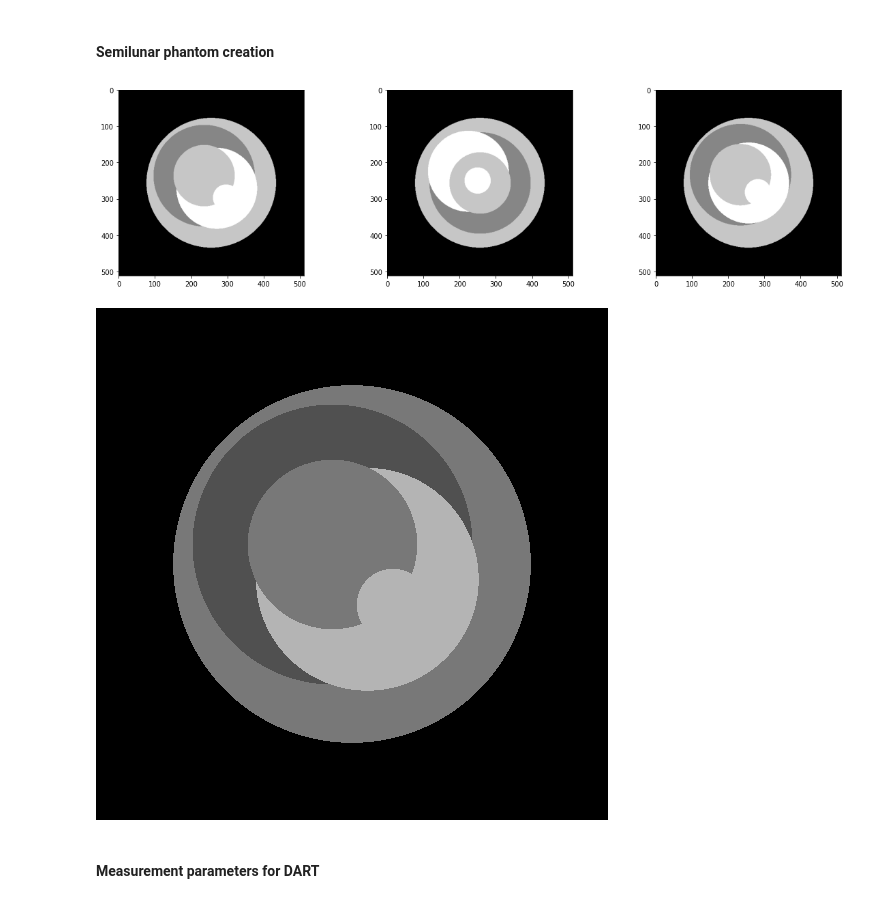
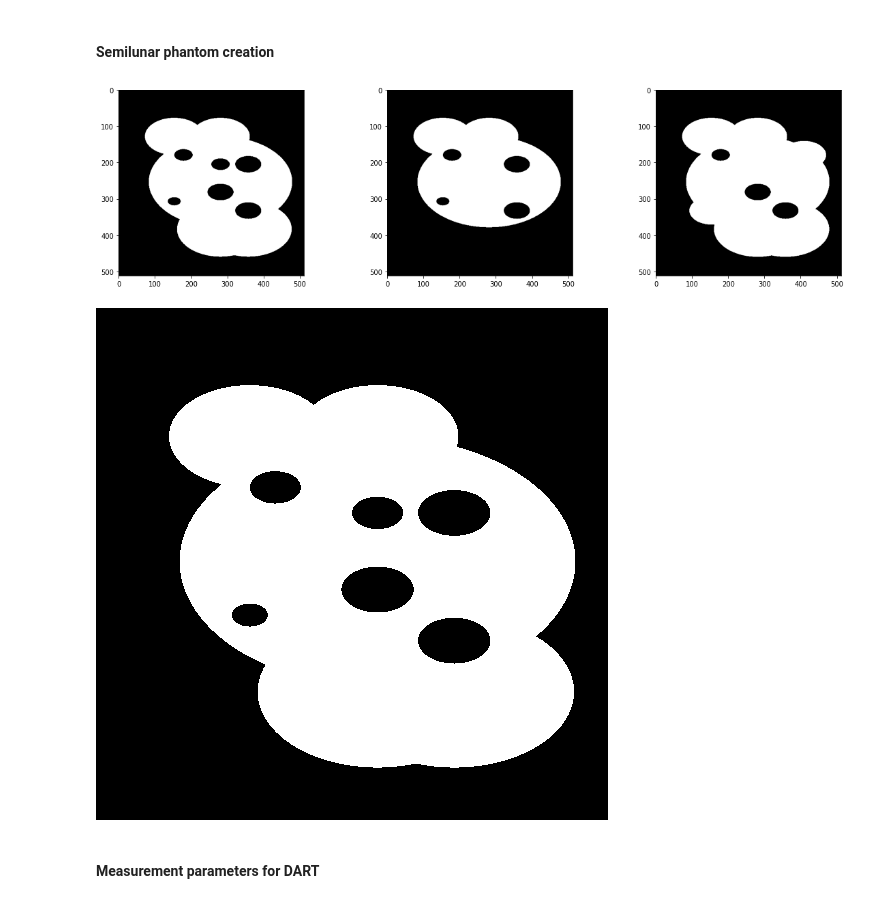
Before and after one commit to OhGreat/DART_python, a Jupyter notebook: dart_steps_test.ipynb, the cells around one changed output. Drawn from its saved outputs; the diff is of its cells as text; code cells hidden in the pictures.

```diff
--- a/dart_steps_test.ipynb
+++ b/dart_steps_test.ipynb
@@ -8,16 +8,17 @@ from src.phantoms import *
 # %% [markdown]
 <h4>Semilunar phantom creation</h4>
 # %%
-semilunars = create_semilunars(512, n=3, overlap=True, seed=0, img_name="phantoms/semilunars/semilunar")
-fig, ax = plt.subplots(1, len(semilunars), figsize=(20,5))
-for i in range(len(semilunars)):
-    ax[i].imshow(semilunars[i], cmap="Greys_r")
+phantoms = create_phantoms("clouds", 512, n=3, overlap=True,
+                                seed=0, img_name=None)
+fig, ax = plt.subplots(1, len(phantoms), figsize=(20,5))
+for i in range(len(phantoms)):
+    ax[i].imshow(phantoms[i], cmap="Greys_r")
 # %% [output]
-[figure, old version]
+[figure, new version]
 # %%
-Image.fromarray(semilunars[0])
+Image.fromarray(phantoms[0])
 # %% [output]
-[figure, old version]
+[figure, new version]
 # %% [markdown]
 <h4>Measurement parameters for DART</h4>
 # %%
```
Also changed, not shown: parts of 11 cells of this notebook, 7 other files.
